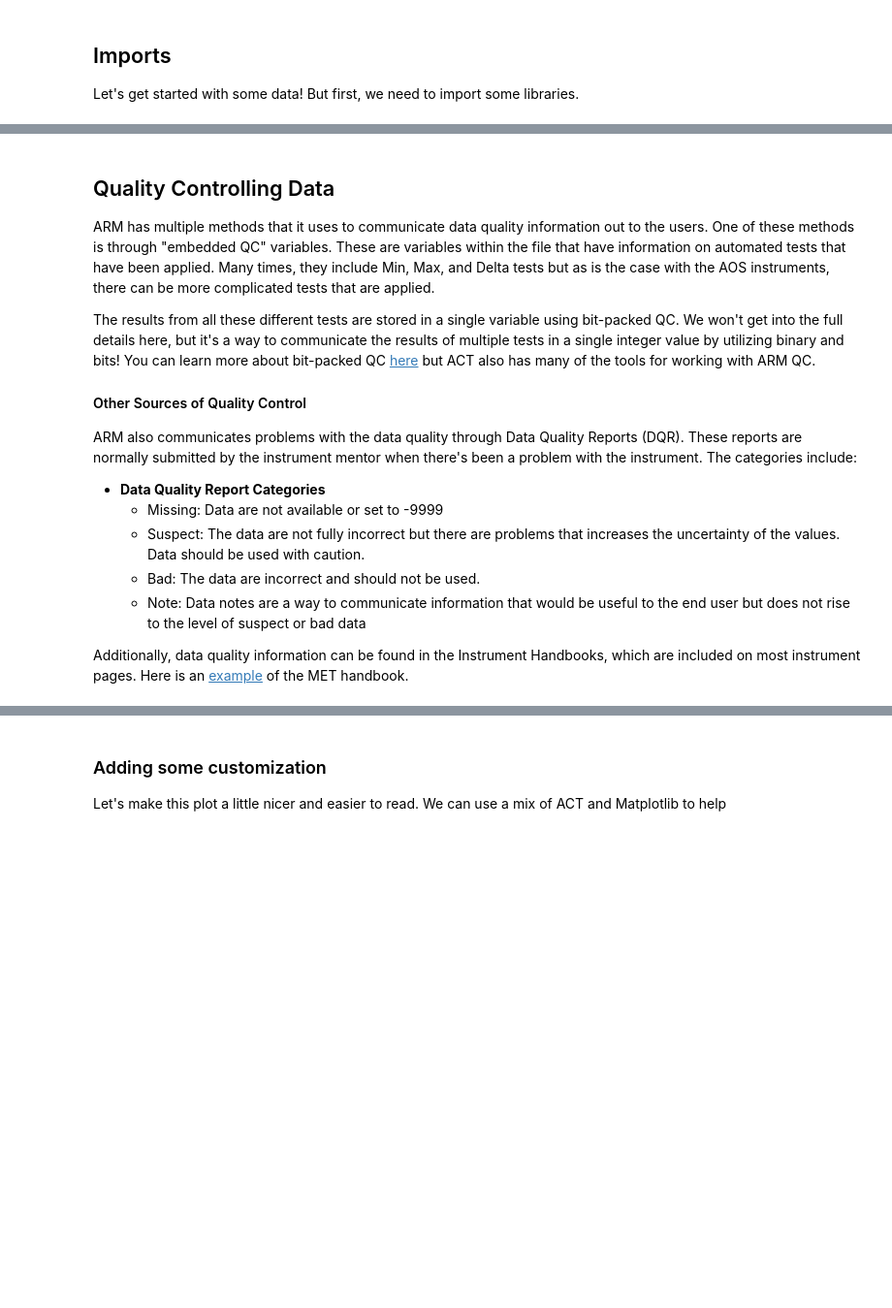
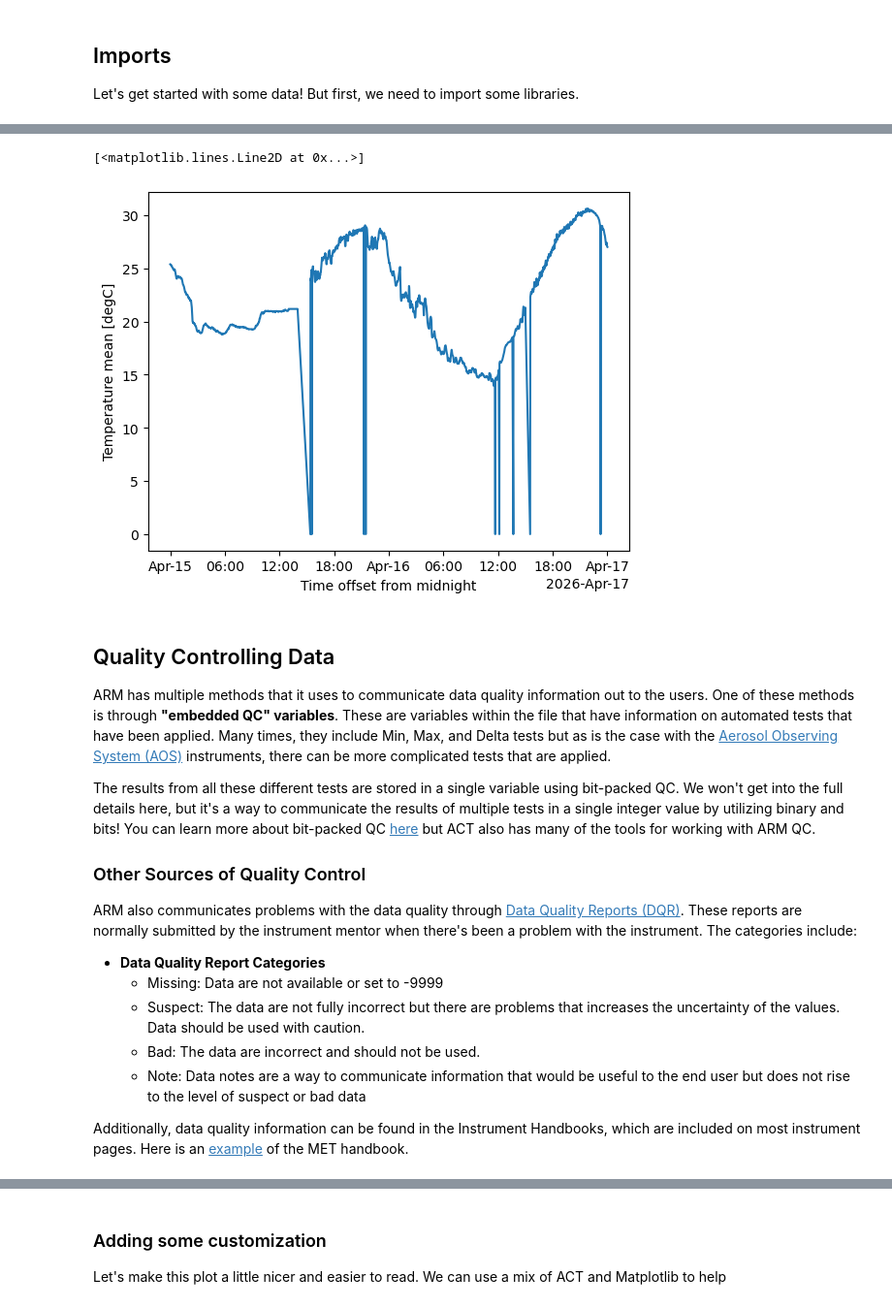
Before and after one commit to rcjackson/arm-summer-school-2026, a Jupyter notebook: notebooks/act/ACT-Basics-SGP.ipynb, the cells around one changed output, grey strips where cells are left out. Shown at 97% size. Cells and saved outputs as stored; diff of their text form; code cells hidden in the pictures; blank space fills up the shorter version.

```diff
--- a/notebooks/act/ACT-Basics-SGP.ipynb
+++ b/notebooks/act/ACT-Basics-SGP.ipynb
@@ -153,12 +222,19 @@ ds_met
+# %%
+# We can also use xarray's built in slicing to quickly subset the data.
+# Let's look at some suspect data points in the temperature data
+ds_cf_met['temp_mean'].sel(time=slice('2026-04-15T00:00', '2026-04-17T00:00')).plot()
+# %% [output]
+[<matplotlib.lines.Line2D at 0x...>]
+[figure, added]
 # %% [markdown]
 ## Quality Controlling Data
 
-ARM has multiple methods that it uses to communicate data quality information out to the users.  One of these methods is through "embedded QC" variables.  These are variables within the file that have information on automated tests that have been applied.  Many times, they include Min, Max, and Delta tests but as is the case with the AOS instruments, there can be more complicated tests that are applied.
+ARM has multiple methods that it uses to communicate data quality information out to the users.  One of these methods is through **"embedded QC" variables**.  These are variables within the file that have information on automated tests that have been applied.  Many times, they include Min, Max, and Delta tests but as is the case with the [Aerosol Observing System (AOS)](https://armgov.svcs.arm.gov/capabilities/instruments/aos) instruments, there can be more complicated tests that are applied.
 
 The results from all these different tests are stored in a single variable using bit-packed QC.  We won't get into the full details here, but it's a way to communicate the results of multiple tests in a single integer value by utilizing binary and bits!  You can learn more about bit-packed QC [here](https://code.arm.gov/docs/QC-flag-examples/-/wikis/home) but ACT also has many of the tools for working with ARM QC.
 
-#### Other Sources of Quality Control
-ARM also communicates problems with the data quality through Data Quality Reports (DQR).  These reports are normally submitted by the instrument mentor when there's been a problem with the instrument.  The categories include:
+### Other Sources of Quality Control
+ARM also communicates problems with the data quality through [Data Quality Reports (DQR)](https://dq.arm.gov/#/About).  These reports are normally submitted by the instrument mentor when there's been a problem with the instrument.  The categories include:
 
 - **Data Quality Report Categories**
     - Missing: Data are not available or set to -9999
```
Also changed, not shown: parts of 37 cells of this notebook.
